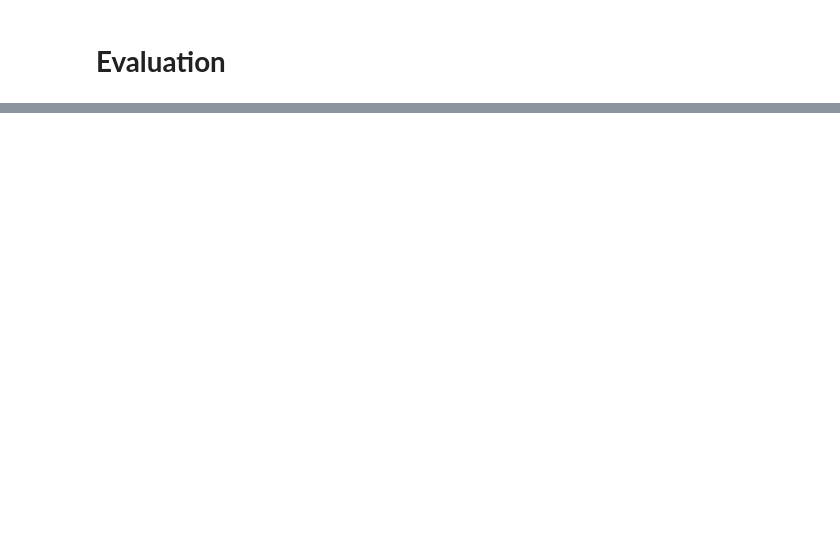
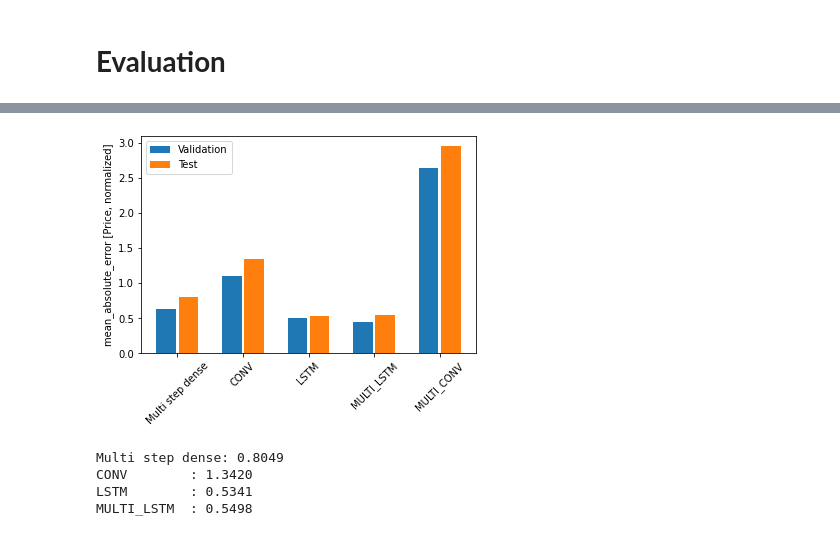
Before and after one commit to MarcosPalacios/Recurrent-Neural-Networks-for-Electricity-Price-Prediction, a Jupyter notebook: Testeo.ipynb, the cells around one changed output, grey strips where cells are left out. Saved outputs shown, nothing was run; the diff lists cells and outputs as text; code cells hidden in the pictures; blank space fills up the shorter version.

```diff
--- a/Testeo.ipynb
+++ b/Testeo.ipynb
@@ -326,0 +444,22 @@ tf.Tensor(-0.5021954, shape=(), dtype=float32) tf.Tensor([-0.29217073], shape=(1
+# %%
+#Evaluamos la performance de los diferentes modelos
+
+val_performance = {}
+performance = {}
+
+IPython.display.clear_output()
+
+val_performance['Multi step dense'] = multi_step_dense.evaluate(multi_window.val)
+performance['Multi step dense'] = multi_step_dense.evaluate(multi_window.test, verbose=0)
+
+val_performance['CONV'] = conv_model.evaluate(multi_window.val)
+performance['CONV'] = conv_model.evaluate(multi_window.test, verbose=0)
+
+val_performance['LSTM'] = lstm_model.evaluate(wide_window.val)
+performance['LSTM'] = lstm_model.evaluate(wide_window.test, verbose=0)
+
+val_performance['MULTI_LSTM'] = multi_lstm_model.evaluate(multi_window.val)
+performance['MULTI_LSTM'] = multi_lstm_model.evaluate(multi_window.test, verbose=0)
+
+val_performance['MULTI_CONV'] = multi_conv_model.evaluate(multi_window.val)
+performance['MULTI_CONV'] = multi_conv_model.evaluate(multi_window.test, verbose=0)
@@ -326,0 +472,27 @@ tf.Tensor(-0.5021954, shape=(), dtype=float32) tf.Tensor([-0.29217073], shape=(1
+# %%
+#Ploteamos la performance de los diferentes modelos
+
+x = np.arange(len(performance))
+width = 0.3
+metric_name = 'mean_absolute_error'
+metric_index = lstm_model.metrics_names.index('mean_absolute_error')
+
+val_mae = [v[metric_index] for v in val_performance.values()]
+test_mae = [v[metric_index] for v in performance.values()]
+
+plt.ylabel('mean_absolute_error [Price, normalized]')
+plt.bar(x - 0.17, val_mae, width, label='Validation')
+plt.bar(x + 0.17, test_mae, width, label='Test')
+plt.xticks(ticks=x, labels=performance.keys(),
+           rotation=45)
+_ = plt.legend()
+# %% [output]
+[figure, added]
+# %%
+for name, value in performance.items():
+  print(f'{name:12s}: {value[1]:0.4f}')
+# %% [output]
+Multi step dense: 0.8049
+CONV        : 1.3420
+LSTM        : 0.5341
+MULTI_LSTM  : 0.5498
```
Also changed, not shown: parts of 35 cells of this notebook.
